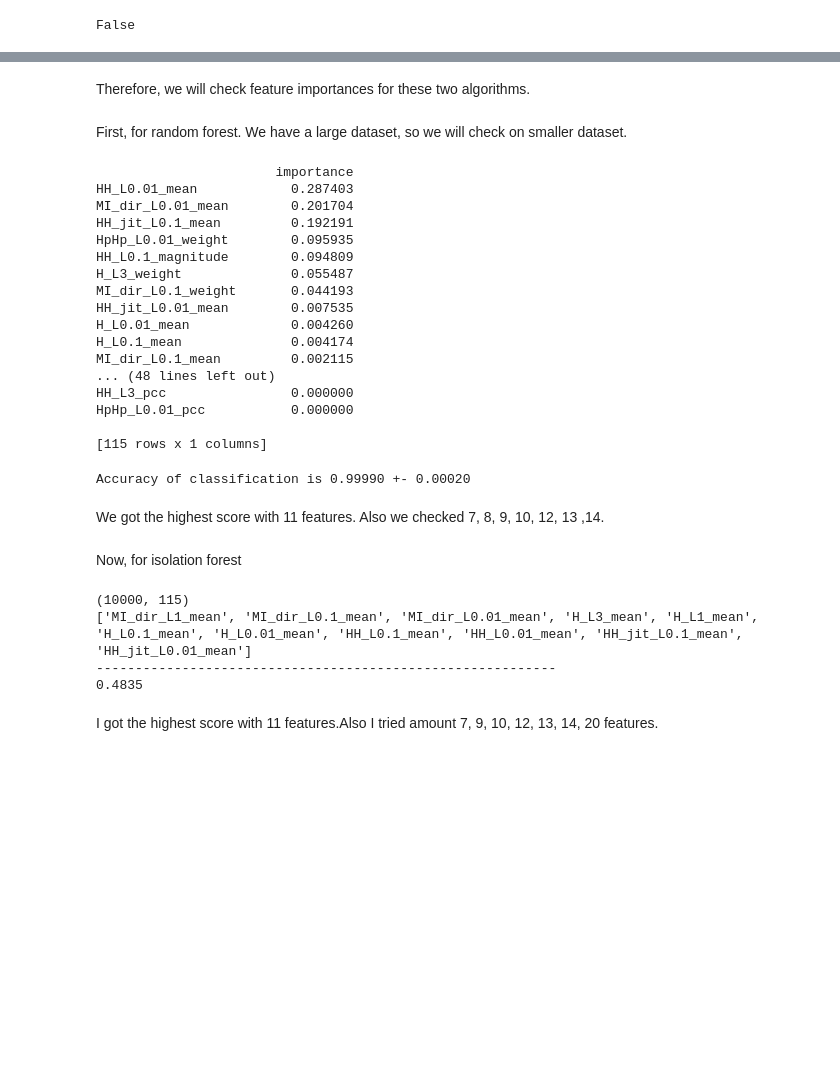
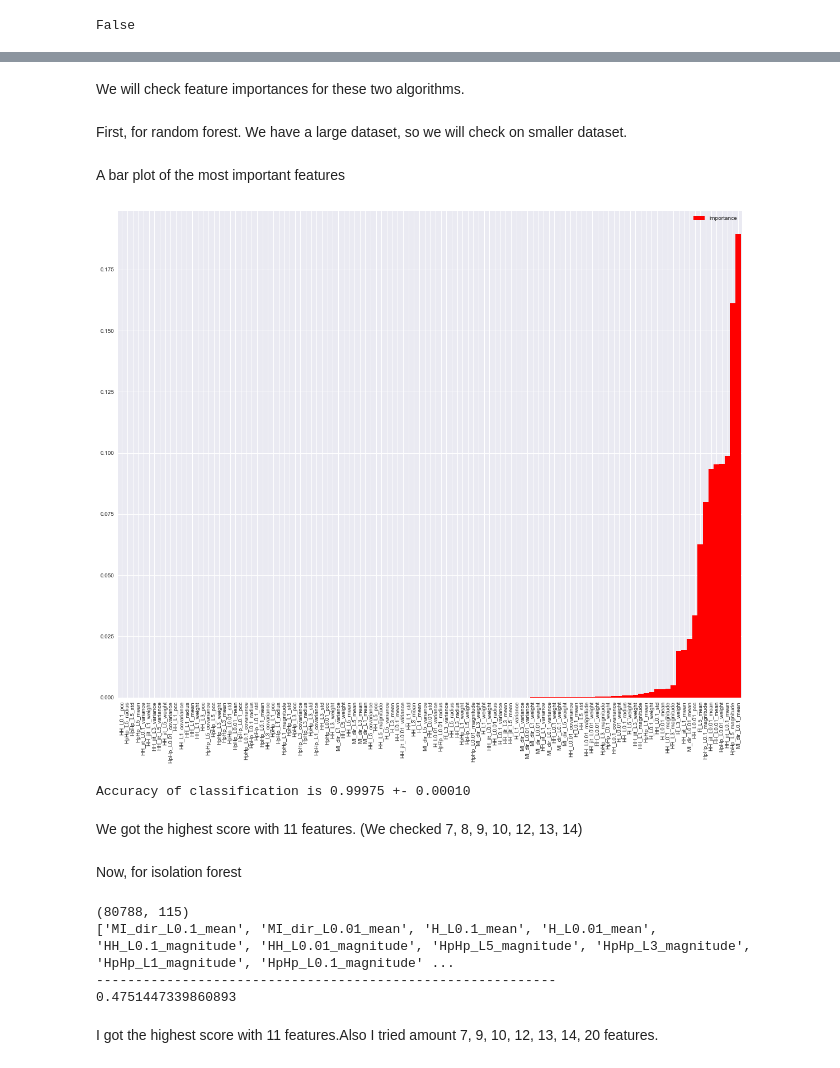
Before and after one commit to Vorok/ds_26_10_2018, a Jupyter notebook: final_pr_v2.ipynb, the cells around one changed output, grey strips where cells are left out. Cells and saved outputs as stored; diff of their text form; code cells hidden in the pictures; blank space fills up the shorter version.

```diff
--- a/final_pr_v2.ipynb
+++ b/final_pr_v2.ipynb
@@ -194,48 +179,37 @@ We are going to apply RandomForest and Isolation Forest, because Isolation Fores
 # %% [markdown]
-Therefore, we will check feature importances for these two algorithms.
+We will check feature importances for these two algorithms.
 # %% [markdown]
 First, for random forest. We have a large dataset, so we will check on smaller dataset.
 # %%
-data10thpart = data.drop(data.index[10000:])
-y10thpart = data10thpart['Botnet']
-data10thpart = data10thpart.drop(['Botnet'], axis=1)
+y = data['Botnet']
+X = data.drop(['Botnet'], axis=1)
 # %%
 clf = RandomForestClassifier()
 
-clf.fit(data10thpart, y10thpart)
+clf.fit(X, y)
 feature_importances = pd.DataFrame(clf.feature_importances_,
-                                   index = data10thpart.columns,
-                                    columns=['importance']).sort_values('importance', ascending=False)
-print(feature_importances)
+                                   index = X.columns,
+                                    columns=['importance']).sort_values('importance', ascending=True)
-# %% [output]
-                       importance
-HH_L0.01_mean            0.287403
-MI_dir_L0.01_mean        0.201704
-HH_jit_L0.1_mean         0.192191
-HpHp_L0.01_weight        0.095935
-HH_L0.1_magnitude        0.094809
-H_L3_weight              0.055487
-MI_dir_L0.1_weight       0.044193
-HH_jit_L0.01_mean        0.007535
-H_L0.01_mean             0.004260
-H_L0.1_mean              0.004174
-MI_dir_L0.1_mean         0.002115
-... (48 lines left out)
-HH_L3_pcc                0.000000
-HpHp_L0.01_pcc           0.000000
-
-[115 rows x 1 columns]
+# %% [markdown]
+A bar plot of the most important features
+# %%
+fig = plt.figure(figsize=(20, 16))
+ax = fig.add_subplot(111)
+feature_importances.plot(kind='bar', color='red', ax=ax, width=1)
+plt.show()
+# %% [output]
+[figure, added]
 # %%
 from sklearn.pipeline import make_pipeline
 pipe = make_pipeline(SelectKBest(f_classif, 11),
                      clf)
 
-scores = cross_val_score(pipe, data10thpart, y10thpart, scoring='accuracy', cv=5)
+scores = cross_val_score(pipe, X, y, scoring='f1_macro', cv=5)
 print('Accuracy of classification is {:0.5f} +- {:0.5f}'.format(np.mean(scores), np.std(scores)))
 # %% [output]
-Accuracy of classification is 0.99990 +- 0.00020
+Accuracy of classification is 0.99975 +- 0.00010
 # %% [markdown]
-We got the highest score with 11 features. Also we checked 7, 8, 9, 10, 12, 13 ,14.
+We got the highest score with 11 features. (We checked 7, 8, 9, 10, 12, 13, 14)
 # %% [markdown]
 Now, for isolation forest
 # %%
@@ -243,14 +217,14 @@ from sklearn.feature_selection import SelectKBest, f_classif, mutual_info_classi
 
 clf = IsolationForest()
 selector = SelectKBest(f_classif, 11)
-selector.fit(data10thpart, y10thpart)
+selector.fit(X, y)
 # SelectKBest just selects the specified number of features with the highest scores
-print(data10thpart.shape)
-data_reduced = selector.transform(data10thpart)
+print(X.shape)
+data_reduced = selector.transform(X)
 
-feature_names = list(data10thpart.columns.values)
+feature_names = list(X.columns.values)
 mask = selector.get_support() #list of booleans
-new_features = [] # The list of your K best features
+new_features = [] # The list of K best features
 
 for bool, feature in zip(mask, feature_names):
     if bool:
@@ -258,12 +232,12 @@ for bool, feature in zip(mask, feature_names):
 
 print(new_features)
 print("-----------------------------------------------------------")
-print(np.mean(cross_val_score(clf, data_reduced, y10thpart, cv=5, scoring='accuracy')))
+print(np.mean(cross_val_score(clf, data_reduced, y, cv=5, scoring='accuracy')))
 # %% [output]
-(10000, 115)
-['MI_dir_L1_mean', 'MI_dir_L0.1_mean', 'MI_dir_L0.01_mean', 'H_L3_mean', 'H_L1_mean', 'H_L0.1_mean', 'H_L0.01_mean', 'HH_L0.1_mean', 'HH_L0.01_mean', 'HH_jit_L0.1_mean', 'HH_jit_L0.01_mean']
+(80788, 115)
+['MI_dir_L0.1_mean', 'MI_dir_L0.01_mean', 'H_L0.1_mean', 'H_L0.01_mean', 'HH_L0.1_magnitude', 'HH_L0.01_magnitude', 'HpHp_L5_magnitude', 'HpHp_L3_magnitude', 'HpHp_L1_magnitude', 'HpHp_L0.1_magnitude' ...
 -----------------------------------------------------------
-0.4835
+0.4751447339860893
 # %% [markdown]
 I got the highest score with 11 features.Also I tried amount 7, 9, 10, 12, 13, 14, 20 features.
 # %% [markdown]
```
Also changed, not shown: parts of 57 cells of this notebook.
